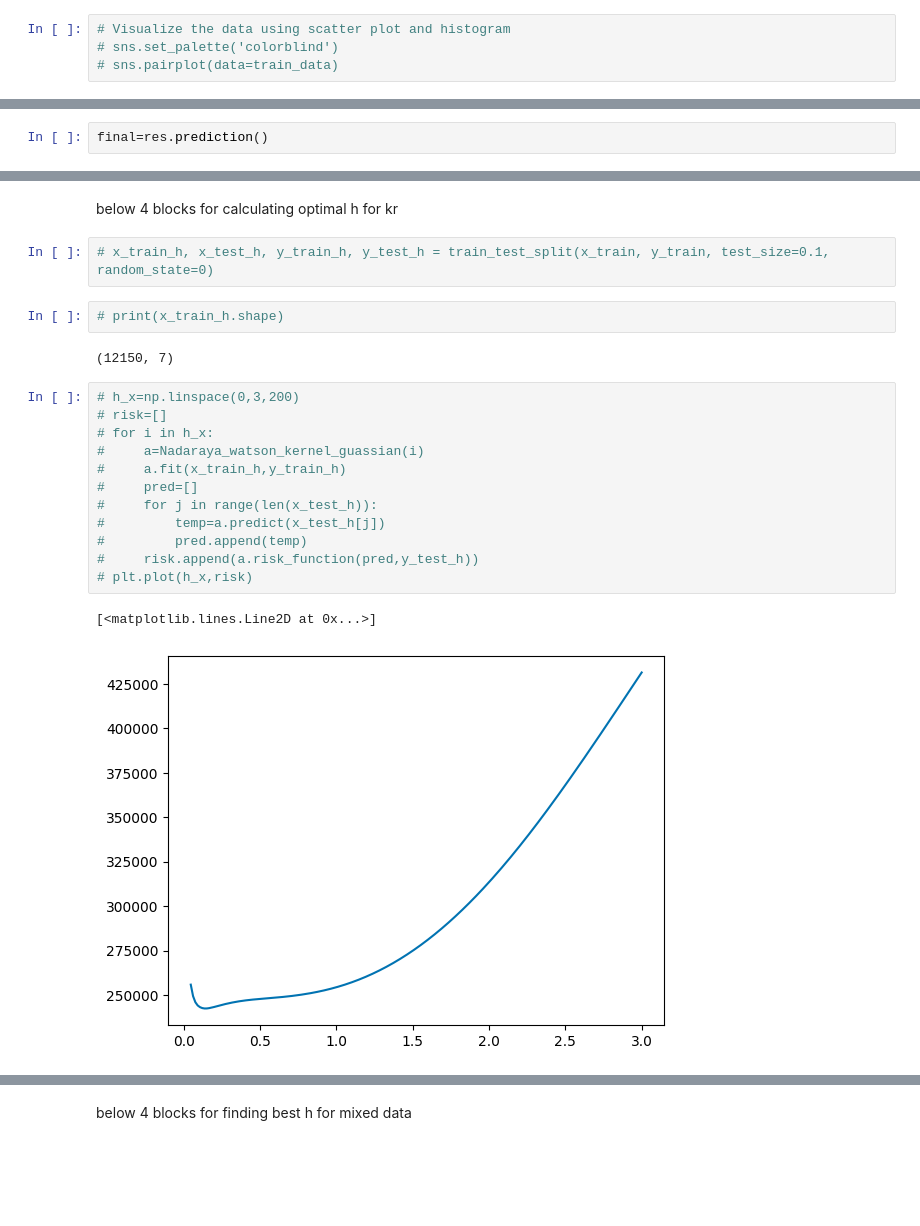
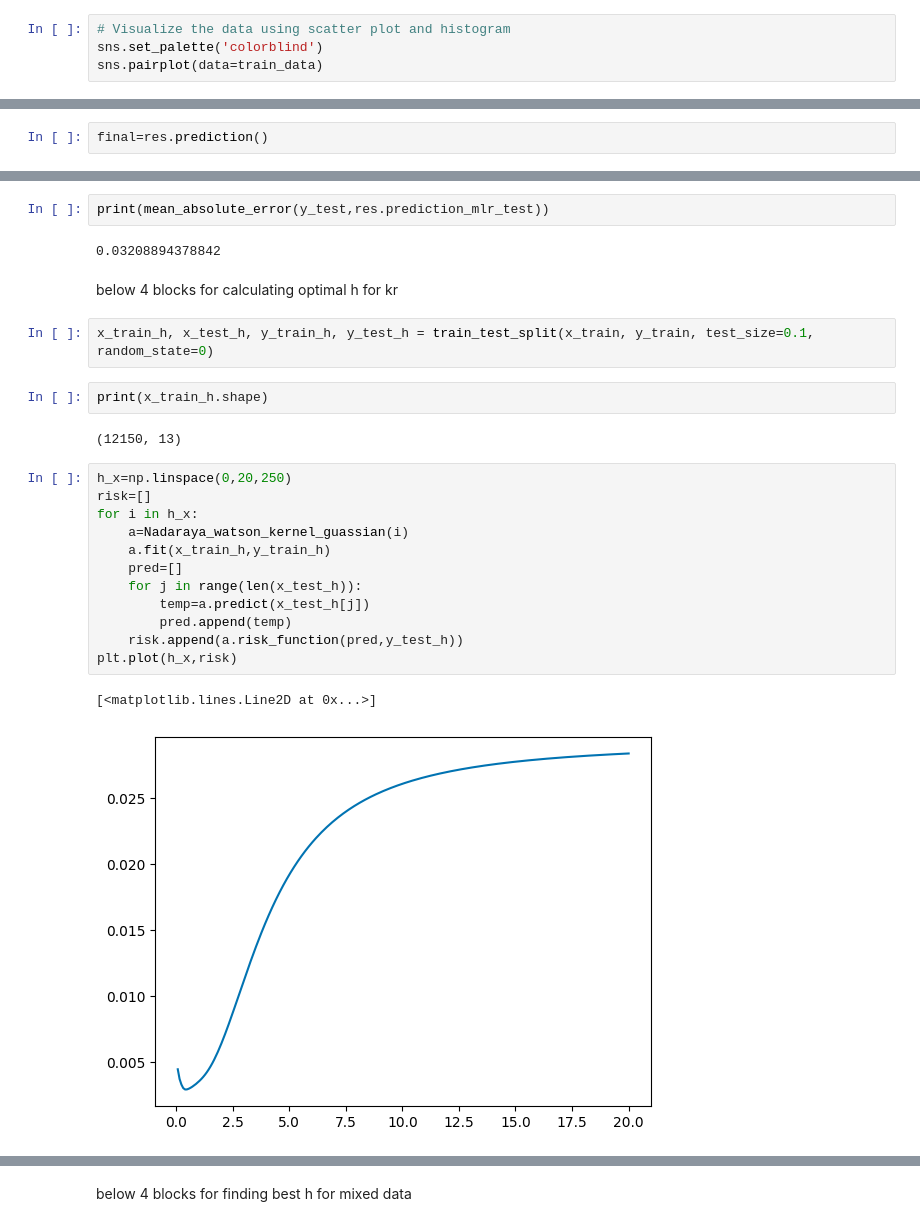
Before and after one commit to pushpa-kumar/cs215-A3, a Jupyter notebook: code/5.ipynb, the cells around one changed output, grey strips where cells are left out. Cells and saved outputs as stored; diff of their text form; blank space fills up the shorter version.

```diff
--- a/code/5.ipynb
+++ b/code/5.ipynb
@@ -29,4 +70,4 @@ x_train, x_test, y_train, y_test = train_test_split(x, y, test_size=0.1, random_
 # %%
 # Visualize the data using scatter plot and histogram
-# sns.set_palette('colorblind')
-# sns.pairplot(data=train_data)
+sns.set_palette('colorblind')
+sns.pairplot(data=train_data)
@@ -175,24 +219,28 @@ print(mean_absolute_error(y_test,final))
+# %%
+print(mean_absolute_error(y_test,res.prediction_mlr_test))
+# %% [output]
+0.03208894378842
 # %% [markdown]
 below 4 blocks for calculating optimal h for kr
 # %%
-# x_train_h, x_test_h, y_train_h, y_test_h = train_test_split(x_train, y_train, test_size=0.1, random_state=0)
+x_train_h, x_test_h, y_train_h, y_test_h = train_test_split(x_train, y_train, test_size=0.1, random_state=0)
 # %%
-# print(x_train_h.shape)
+print(x_train_h.shape)
 # %% [output]
-(12150, 7)
+(12150, 13)
 # %%
-# h_x=np.linspace(0,3,200)
-# risk=[]
-# for i in h_x:
-#     a=Nadaraya_watson_kernel_guassian(i)
-#     a.fit(x_train_h,y_train_h)
-#     pred=[]
-#     for j in range(len(x_test_h)):
-#         temp=a.predict(x_test_h[j])
-#         pred.append(temp)
-#     risk.append(a.risk_function(pred,y_test_h))
-# plt.plot(h_x,risk)
+h_x=np.linspace(0,20,250)
+risk=[]
+for i in h_x:
+    a=Nadaraya_watson_kernel_guassian(i)
+    a.fit(x_train_h,y_train_h)
+    pred=[]
+    for j in range(len(x_test_h)):
+        temp=a.predict(x_test_h[j])
+        pred.append(temp)
+    risk.append(a.risk_function(pred,y_test_h))
+plt.plot(h_x,risk)
 # %% [output]
 [<matplotlib.lines.Line2D at 0x...>]
-[figure, old version]
+[figure, new version]
 # %%
```
Also changed, not shown: parts of 15 cells of this notebook, 3 other files.
